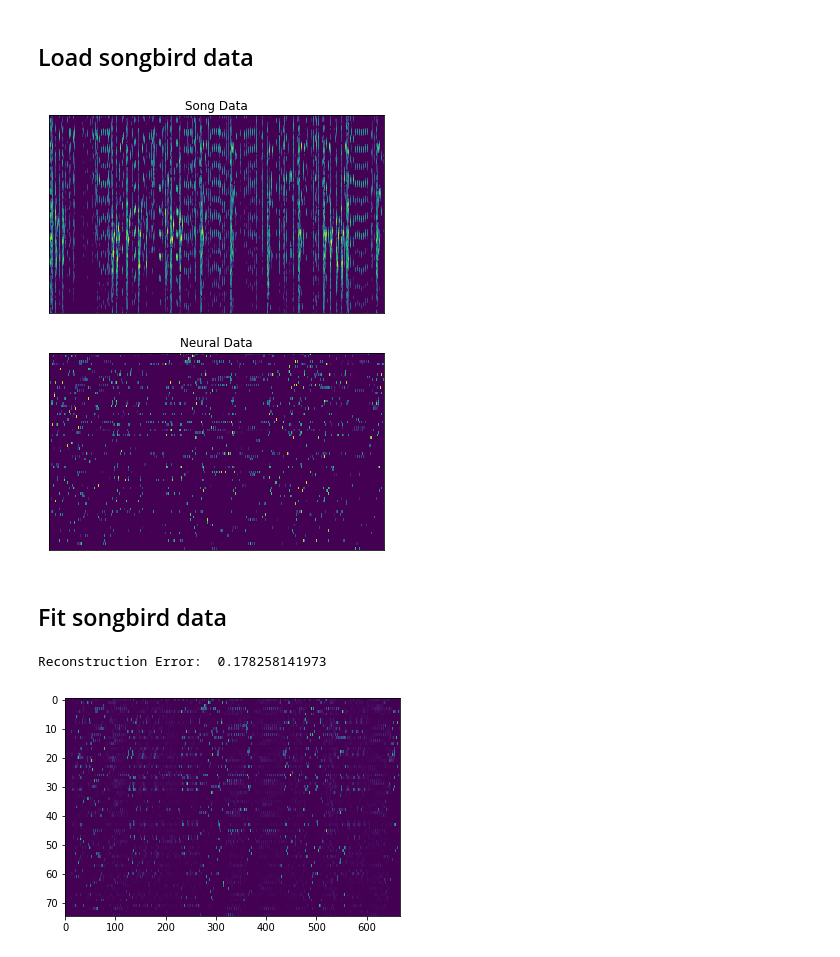
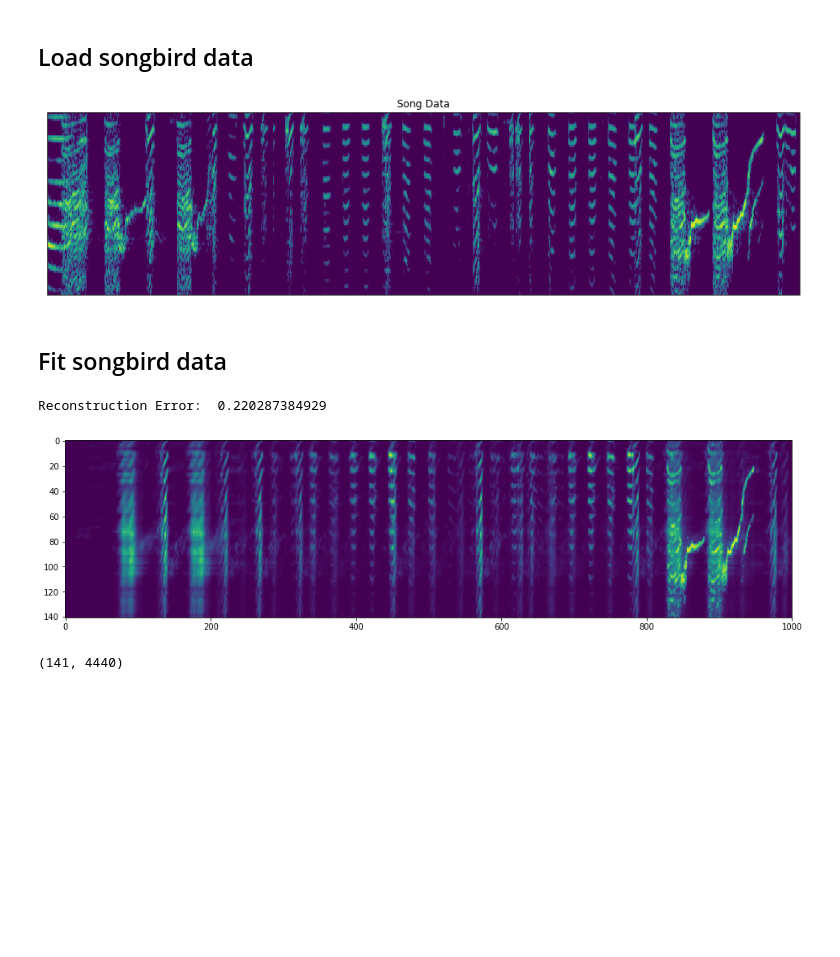
Before and after one commit to degleris1/cmfpy, a Jupyter notebook: Demo.ipynb, the cells around one changed output. Saved outputs shown, nothing was run; the diff lists cells and outputs as text; code cells hidden in the pictures; blank space fills up the shorter version.

Commit message:
making progress on replicating songbird data

```diff
--- a/Demo.ipynb
+++ b/Demo.ipynb
@@ -70,20 +69,16 @@ Reconstruction Error:  0.0294032424584
 # %%
 mat_data = scipy.io.loadmat('MackeviciusData.mat')
 neural_data = mat_data['NEURAL']
 song_data = mat_data['SONG']
+song_split = 1000
 
-fig, axes = plt.subplots(2, 1, figsize=(6, 8))
-axes[0].imshow(song_data, aspect='auto')
-axes[0].set_title('Song Data')
-axes[0].get_xaxis().set_ticks([])
-axes[0].get_yaxis().set_ticks([])
-
-axes[1].imshow(neural_data, aspect='auto')
-axes[1].set_title('Neural Data')
-axes[1].get_xaxis().set_ticks([])
-axes[1].get_yaxis().set_ticks([])
+plt.figure(figsize=(16, 4))
+plt.imshow(song_data[:,:song_split], aspect='auto')
+plt.title('Song Data')
+plt.xticks([])
+plt.yticks([])
 plt.show()
 # %% [output]
-[figure, old version]
+[figure, new version]
 # %% [markdown]
 ## Fit songbird data
@@ -94,9 +90,13 @@ Wn, Hn, costhistn, loadingsn, powern = seq_nmf(neural_data, K=20, L=int(np.ceil(
 # %%
-Xhat = _reconstruct(Wn,Hn)
-print("Reconstruction Error: ", 1-powern)
-plt.figure(figsize=(6,4))
-plt.imshow(Xhat, aspect='auto')
+sXhat = _reconstruct(sW,sH)
+print("Reconstruction Error: ", 1-spower)
+plt.figure(figsize=(16,4))
+plt.imshow(sXhat, aspect='auto')
 plt.show()
 # %% [output]
-Reconstruction Error:  0.178258141973
+Reconstruction Error:  0.220287384929
-[figure, old version]
+[figure, new version]
+# %%
+song_data.shape
+# %% [output]
+(141, 4440)
```
Also changed, not shown: parts of 4 cells of this notebook.
